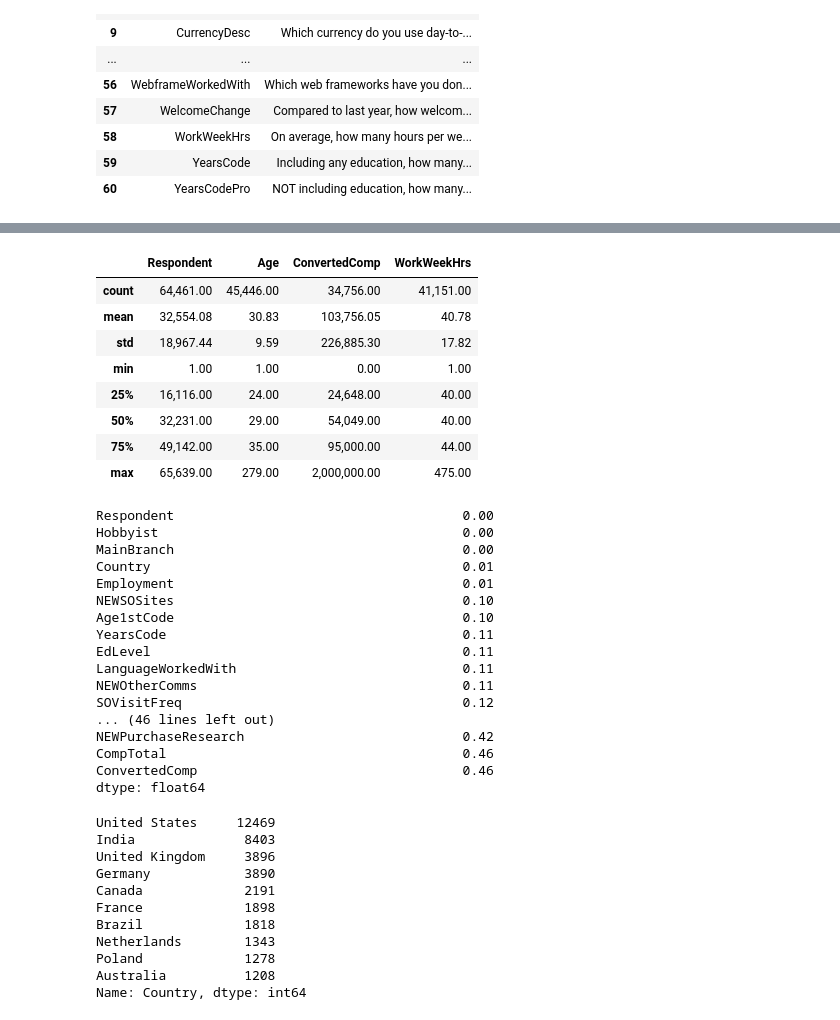
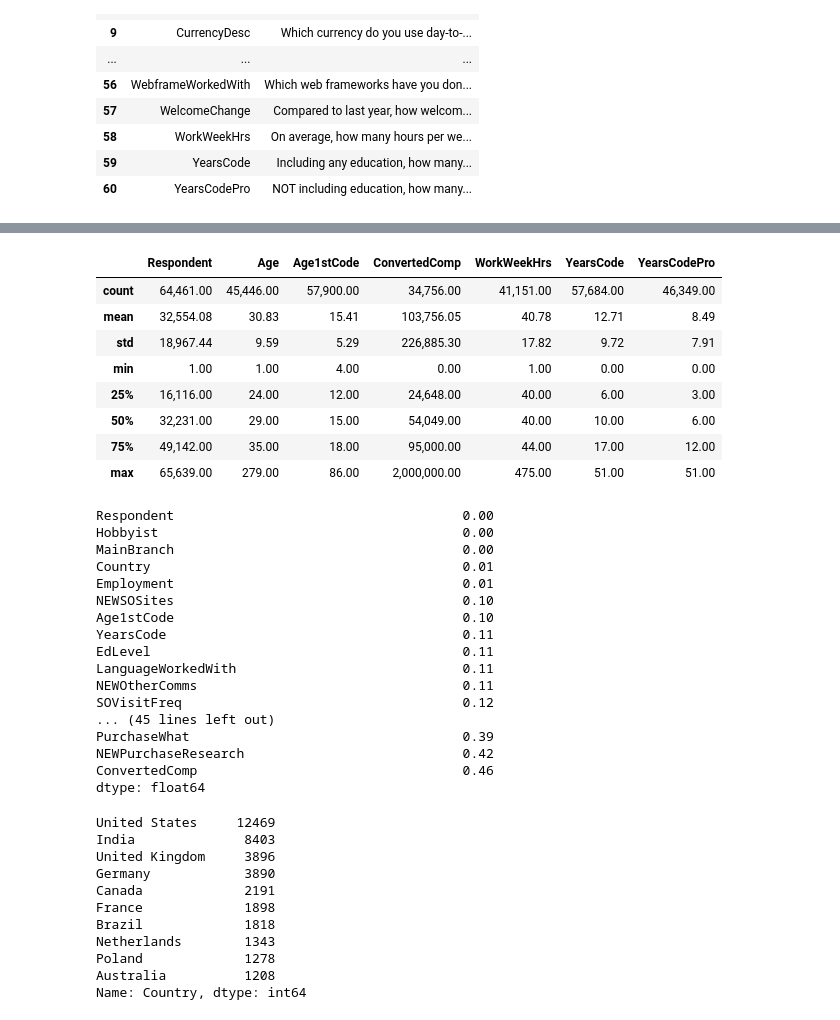
Before and after one commit to kylezeeuwen/ds-stackoverflow2020-analysis, a Jupyter notebook: notebook/basics.ipynb, the cells around one changed output, grey strips where cells are left out. Cells and saved outputs as stored; diff of their text form; code cells hidden in the pictures.

```diff
--- a/notebook/basics.ipynb
+++ b/notebook/basics.ipynb
@@ -49,17 +61,27 @@ df.head()
 5 rows × 61 columns
 # %%
 # Exclude CompTotal as it is pre converted and normalised to annual USD , which is stored in ConvertedComp
-df.drop(columns=['CompTotal']).describe()
+if 'CompTotal' in df.columns:
+    df.drop(columns=['CompTotal'], inplace=True)
+
+# convert these near numerics to numeric Series
+# TODO comment on acceptable loss here
+from helpers import convert_age_series_to_numeric
+df['YearsCode'] = df['YearsCode'].map(convert_age_series_to_numeric)
+df['YearsCodePro'] = df['YearsCodePro'].map(convert_age_series_to_numeric)
+df['Age1stCode'] = df['Age1stCode'].map(convert_age_series_to_numeric)
+
+df.describe()
 # %% [output]
-|  | Respondent | Age | ConvertedComp | WorkWeekHrs |
-| count | 64,461.00 | 45,446.00 | 34,756.00 | 41,151.00 |
-| mean | 32,554.08 | 30.83 | 103,756.05 | 40.78 |
-| std | 18,967.44 | 9.59 | 226,885.30 | 17.82 |
-| min | 1.00 | 1.00 | 0.00 | 1.00 |
-| 25% | 16,116.00 | 24.00 | 24,648.00 | 40.00 |
-| 50% | 32,231.00 | 29.00 | 54,049.00 | 40.00 |
-| 75% | 49,142.00 | 35.00 | 95,000.00 | 44.00 |
-| max | 65,639.00 | 279.00 | 2,000,000.00 | 475.00 |
+|  | Respondent | Age | Age1stCode | ConvertedComp | WorkWeekHrs | YearsCode | YearsCodePro |
+| count | 64,461.00 | 45,446.00 | 57,900.00 | 34,756.00 | 41,151.00 | 57,684.00 | 46,349.00 |
+| mean | 32,554.08 | 30.83 | 15.41 | 103,756.05 | 40.78 | 12.71 | 8.49 |
+| std | 18,967.44 | 9.59 | 5.29 | 226,885.30 | 17.82 | 9.72 | 7.91 |
+| min | 1.00 | 1.00 | 4.00 | 0.00 | 1.00 | 0.00 | 0.00 |
+| 25% | 16,116.00 | 24.00 | 12.00 | 24,648.00 | 40.00 | 6.00 | 3.00 |
+| 50% | 32,231.00 | 29.00 | 15.00 | 54,049.00 | 40.00 | 10.00 | 6.00 |
+| 75% | 49,142.00 | 35.00 | 18.00 | 95,000.00 | 44.00 | 17.00 | 12.00 |
+| max | 65,639.00 | 279.00 | 86.00 | 2,000,000.00 | 475.00 | 51.00 | 51.00 |
 # %%
 (df.isna().sum() / df.shape[0]).sort_values()
 # %% [output]
@@ -75,9 +97,9 @@ EdLevel                                        0.11
 LanguageWorkedWith                             0.11
 NEWOtherComms                                  0.11
 SOVisitFreq                                    0.12
-... (46 lines left out)
+... (45 lines left out)
+PurchaseWhat                                   0.39
 NEWPurchaseResearch                            0.42
-CompTotal                                      0.46
 ConvertedComp                                  0.46
 dtype: float64
 # %%
```
Also changed, not shown: parts of 5 cells of this notebook, 6 other files.
